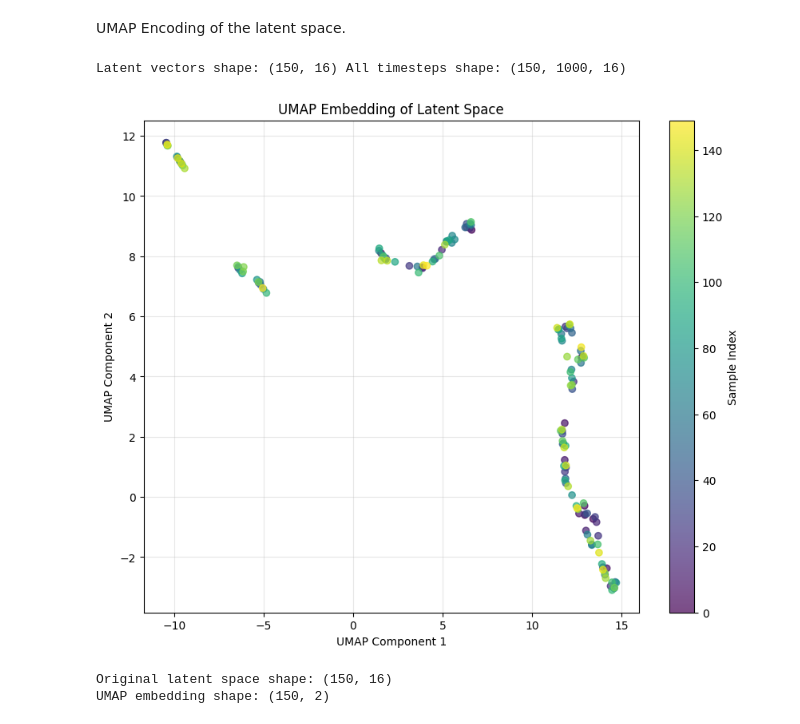
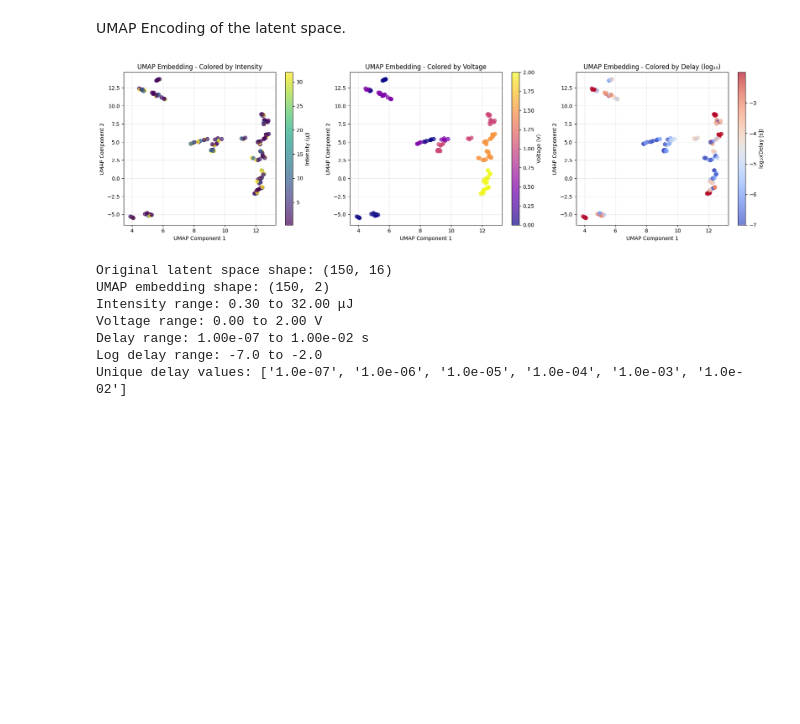
Before and after one commit to rayyyd/ML_charge_modeling, a Jupyter notebook: parameter_tuning/interpretability.ipynb, the cells around one changed output. Drawn from its saved outputs; the diff is of its cells as text; code cells hidden in the pictures; blank space fills up the shorter version.

```diff
--- a/parameter_tuning/interpretability.ipynb
+++ b/parameter_tuning/interpretability.ipynb
@@ -142,7 +144,7 @@ Function to get sweeps through the dataset along a specific axis.
 # Run model inference and visualisation along different parameters
 
 # select models to plot ('intensity', 'voltage', or 'delay')
-plot_models = ipynb_utils.get_sweep_index(0, 'delay')  # Example: sweep based on intensity from the first index
+plot_models = ipynb_utils.get_sweep_index(122, 'voltage')  # Example: sweep based on intensity from the first index
 
 parameters.model_params['plot'] = plot_models
 visualisation.display_random_fit(parameters.model_params, parameters.dataset, show=True, save=False, random_samples=False)
@@ -183,34 +307,73 @@ Latent vectors shape: (150, 16) All timesteps shape: (150, 1000, 16)
 # %% [markdown]
 UMAP Encoding of the latent space.
-# %%
-latent, all = ipynb_utils.get_latent_vectors(model_params, parameters.dataset, traj_idx=None)
-# %% [output]
-Latent vectors shape: (150, 16) All timesteps shape: (150, 1000, 16)
 # %%
 from umap.umap_ import UMAP
 from sklearn.preprocessing import StandardScaler
+import numpy as np
 
 # Standardize the latent vectors
 scaler = StandardScaler()
 latent_scaled = scaler.fit_transform(latent)
 
 # Apply UMAP dimensionality reduction
-reducer = UMAP(n_components=2, random_state=42)
+reducer = UMAP(n_components=2, random_state=0)
 embedding = reducer.fit_transform(latent_scaled)
 
-# Visualize the UMAP embedding
-plt.figure(figsize=(10, 8))
-plt.scatter(embedding[:, 0], embedding[:, 1], c=range(len(embedding)), cmap='viridis', alpha=0.7)
-plt.colorbar(label='Sample Index')
-plt.xlabel('UMAP Component 1')
-plt.ylabel('UMAP Component 2')
-plt.title('UMAP Embedding of Latent Space')
-plt.grid(True, alpha=0.3)
+# Get metadata values for coloring
+metadata = parameters.dataset['y'].cpu().numpy()
+intensities = [meta[0] for meta in metadata]  # INTENSITY = 0
+voltages = [meta[1] for meta in metadata]     # VOLTAGE = 1
+delays = [meta[2] for meta in metadata]       # DELAY = 2
+
+# Convert delays to log scale for better visualization
+log_delays = [np.log10(delay) if delay > 0 else np.nan for delay in delays]
+
+# Create 3 subplots for intensity, voltage, and delay
+fig, axes = plt.subplots(1, 3, figsize=(18, 5))
+
+# Plot 1: Colored by intensity
+scatter1 = axes[0].scatter(embedding[:, 0], embedding[:, 1], c=intensities, cmap='viridis', alpha=0.7, s=50)
+axes[0].set_xlabel('UMAP Component 1')
+axes[0].set_ylabel('UMAP Component 2')
+axes[0].set_title('UMAP Embedding - Colored by Intensity')
+axes[0].grid(True, alpha=0.3)
+cbar1 = plt.colorbar(scatter1, ax=axes[0], label='Intensity (μJ)')
+
+# Plot 2: Colored by voltage
+scatter2 = axes[1].scatter(embedding[:, 0], embedding[:, 1], c=voltages, cmap='plasma', alpha=0.7, s=50)
+axes[1].set_xlabel('UMAP Component 1')
+axes[1].set_ylabel('UMAP Component 2')
+axes[1].set_title('UMAP Embedding - Colored by Voltage')
+axes[1].grid(True, alpha=0.3)
+cbar2 = plt.colorbar(scatter2, ax=axes[1], label='Voltage (V)')
+
+# Plot 3: Colored by delay (log scale)
+scatter3 = axes[2].scatter(embedding[:, 0], embedding[:, 1], c=log_delays, cmap='coolwarm', alpha=0.7, s=50)
+axes[2].set_xlabel('UMAP Component 1')
+axes[2].set_ylabel('UMAP Component 2')
+axes[2].set_title('UMAP Embedding - Colored by Delay (log₁₀)')
+axes[2].grid(True, alpha=0.3)
+cbar3 = plt.colorbar(scatter3, ax=axes[2], label='log₁₀(Delay [s])')
+
+plt.tight_layout()
 plt.show()
 
 print(f"Original latent space shape: {latent.shape}")
 print(f"UMAP embedding shape: {embedding.shape}")
+print(f"Intensity range: {min(intensities):.2f} to {max(intensities):.2f} μJ")
+print(f"Voltage range: {min(voltages):.2f} to {max(voltages):.2f} V")
+print(f"Delay range: {min([d for d in delays if d > 0]):.2e} to {max(delays):.2e} s")
+print(f"Log delay range: {min([d for d in log_delays if not np.isnan(d)]):.1f} to {max([d for d in log_delays if not np.isnan(d)]):.1f}")
+
+# Show unique delay values for reference
+unique_delays = sorted(list(set([d for d in delays if d > 0])))
+print(f"Unique delay values: {[f'{d:.1e}' for d in unique_delays]}")
 # %% [output]
-[figure, old version]
+[figure, new version]
 Original latent space shape: (150, 16)
 UMAP embedding shape: (150, 2)
+Intensity range: 0.30 to 32.00 μJ
+Voltage range: 0.00 to 2.00 V
+Delay range: 1.00e-07 to 1.00e-02 s
+Log delay range: -7.0 to -2.0
+Unique delay values: ['1.0e-07', '1.0e-06', '1.0e-05', '1.0e-04', '1.0e-03', '1.0e-02']
```
Also changed, not shown: parts of 9 cells of this notebook, 5 other files.
